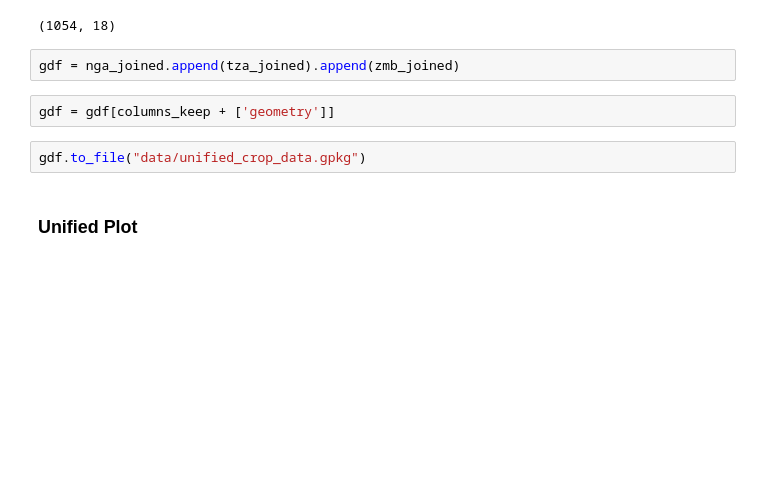
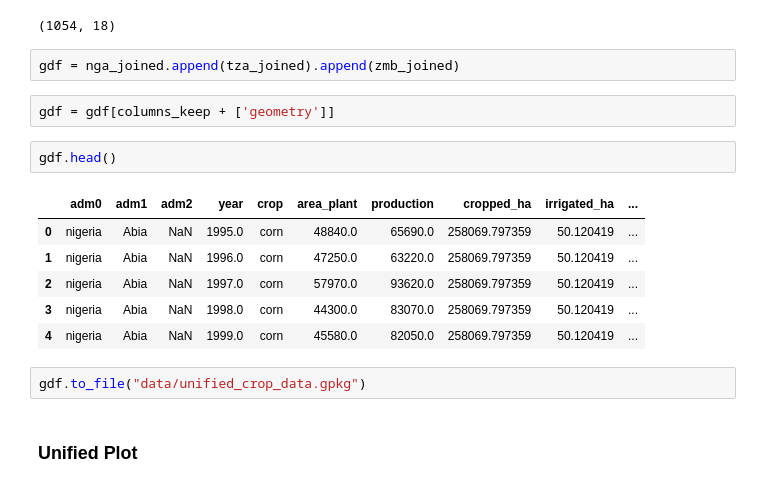
Before and after one commit to gracelewin/data_exploration, a Jupyter notebook: country_data.ipynb, the cells around one changed output. Saved outputs shown, nothing was run; the diff lists cells and outputs as text; blank space fills up the shorter version.

```diff
--- a/country_data.ipynb
+++ b/country_data.ipynb
@@ -162,6 +177,15 @@ zmb_joined.shape
 gdf = nga_joined.append(tza_joined).append(zmb_joined)
 # %%
 gdf = gdf[columns_keep + ['geometry']]
+# %%
+gdf.head()
+# %% [output]
+|  | adm0 | adm1 | adm2 | year | crop | area_plant | production | cropped_ha | irrigated_ha | ... |
+| 0 | nigeria | Abia | NaN | 1995.0 | corn | 48840.0 | 65690.0 | 258069.797359 | 50.120419 | ... |
+| 1 | nigeria | Abia | NaN | 1996.0 | corn | 47250.0 | 63220.0 | 258069.797359 | 50.120419 | ... |
+| 2 | nigeria | Abia | NaN | 1997.0 | corn | 57970.0 | 93620.0 | 258069.797359 | 50.120419 | ... |
+| 3 | nigeria | Abia | NaN | 1998.0 | corn | 44300.0 | 83070.0 | 258069.797359 | 50.120419 | ... |
+| 4 | nigeria | Abia | NaN | 1999.0 | corn | 45580.0 | 82050.0 | 258069.797359 | 50.120419 | ... |
 # %%
 gdf.to_file("data/unified_crop_data.gpkg")
 # %% [markdown]
```
Also changed, not shown: parts of 1 cell of this notebook, 2 other files.
